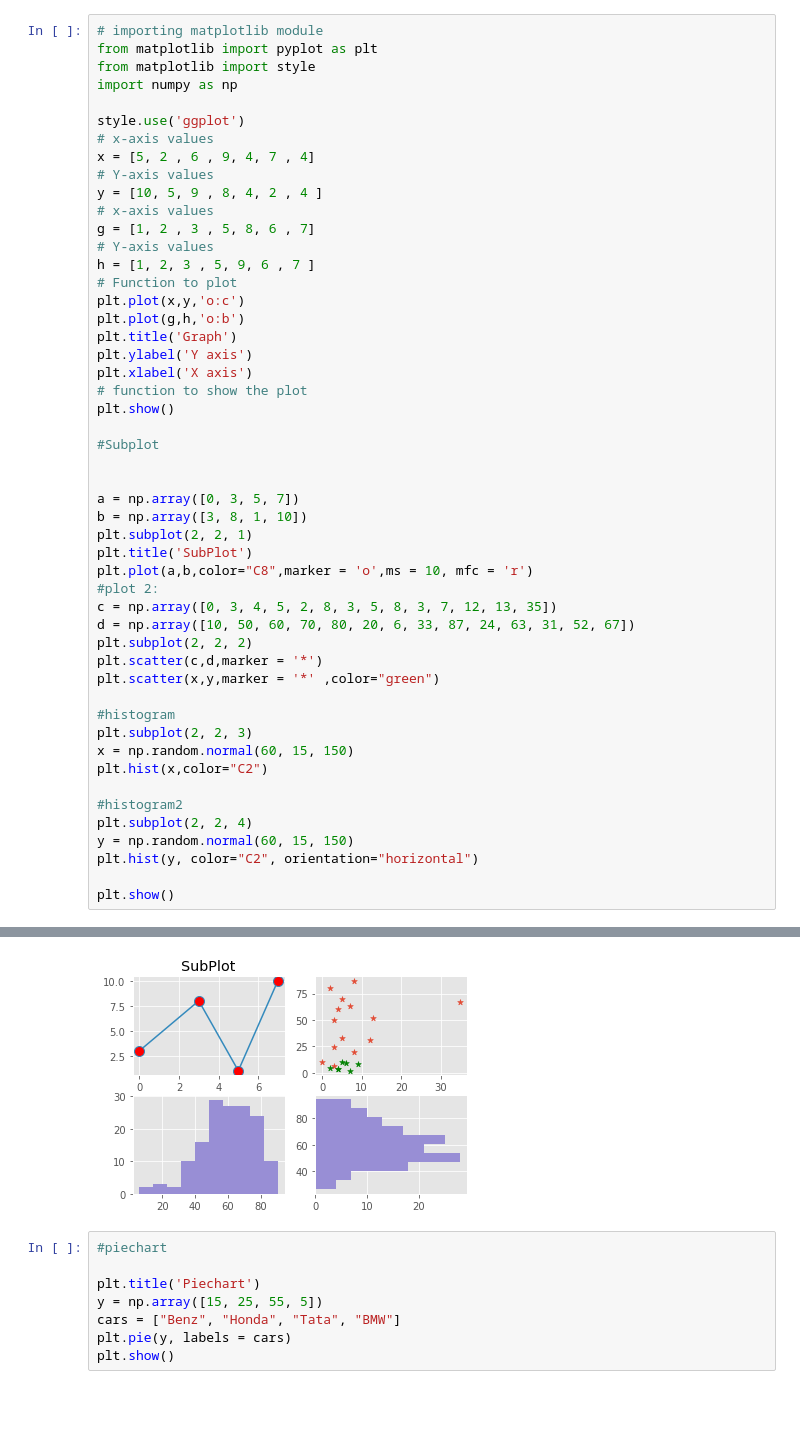
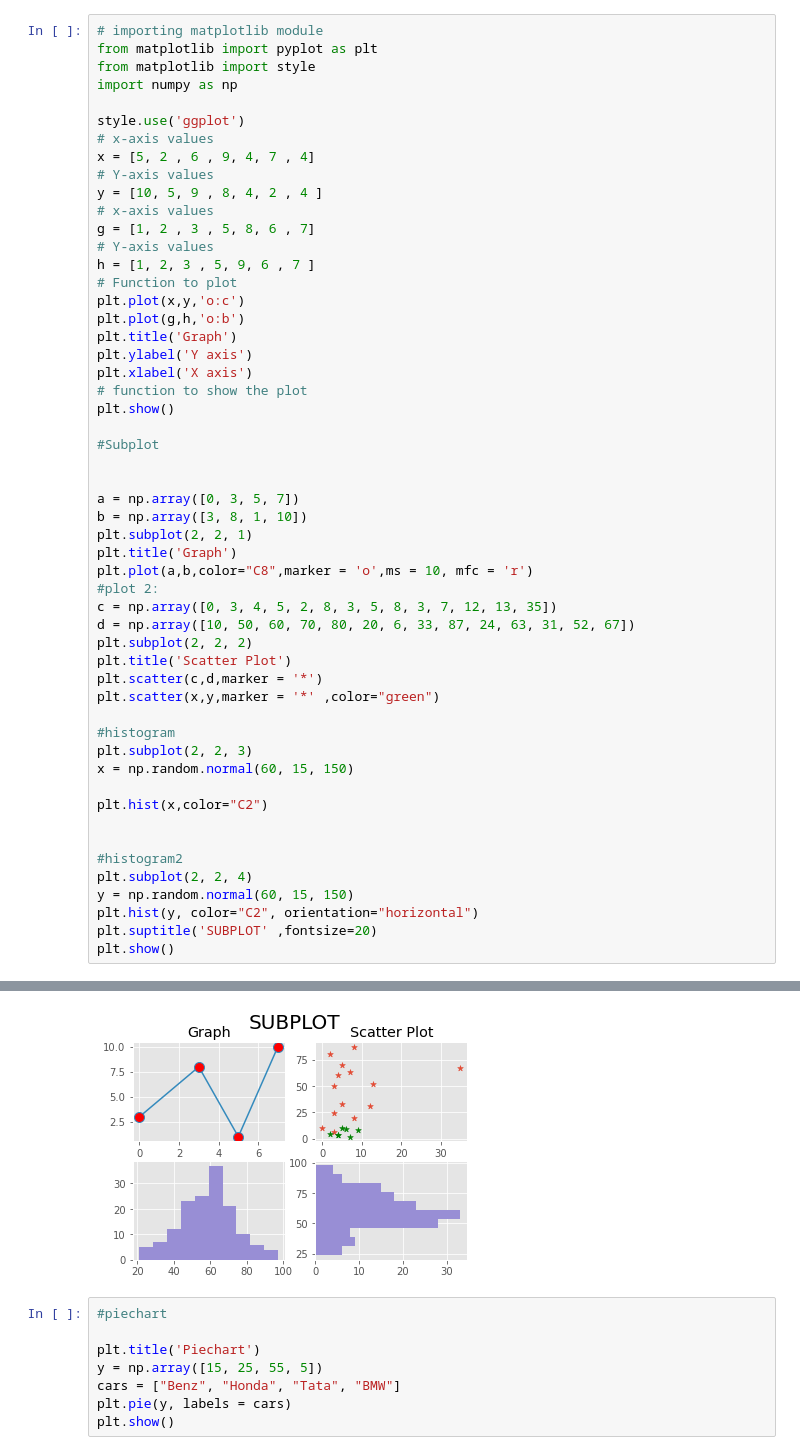
Before and after one commit to Maanas10/DataScience-Lab, a Jupyter notebook: 4.Data Visualization.ipynb, the cells around one changed output, grey strips where cells are left out. Drawn from its saved outputs; the diff is of its cells as text; blank space fills up the shorter version.

```diff
--- a/4.Data Visualization.ipynb
+++ b/4.Data Visualization.ipynb
@@ -21,36 +21,39 @@ plt.ylabel('Y axis')
 plt.xlabel('X axis')
 # function to show the plot
 plt.show()
 
 #Subplot
 
 
 a = np.array([0, 3, 5, 7])
 b = np.array([3, 8, 1, 10])
 plt.subplot(2, 2, 1)
-plt.title('SubPlot')
+plt.title('Graph')
 plt.plot(a,b,color="C8",marker = 'o',ms = 10, mfc = 'r')
 #plot 2:
 c = np.array([0, 3, 4, 5, 2, 8, 3, 5, 8, 3, 7, 12, 13, 35])
 d = np.array([10, 50, 60, 70, 80, 20, 6, 33, 87, 24, 63, 31, 52, 67])
 plt.subplot(2, 2, 2)
+plt.title('Scatter Plot')
 plt.scatter(c,d,marker = '*')
 plt.scatter(x,y,marker = '*' ,color="green")
 
 #histogram
 plt.subplot(2, 2, 3)
 x = np.random.normal(60, 15, 150)
+
 plt.hist(x,color="C2")
+
 
 #histogram2
 plt.subplot(2, 2, 4)
 y = np.random.normal(60, 15, 150)
 plt.hist(y, color="C2", orientation="horizontal")
-
+plt.suptitle('SUBPLOT' ,fontsize=20)
 plt.show()
 # %% [output]
 [figure]
-[figure, old version]
+[figure, new version]
 # %%
 #piechart
 
```
